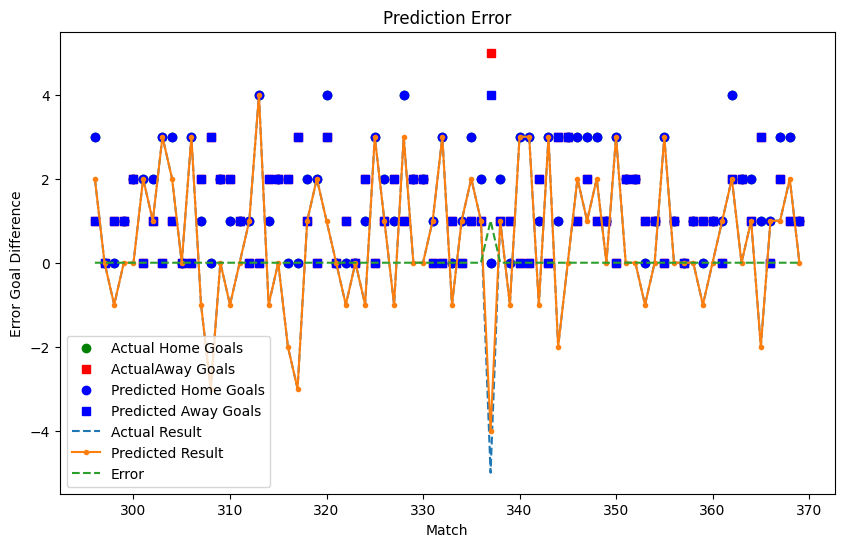
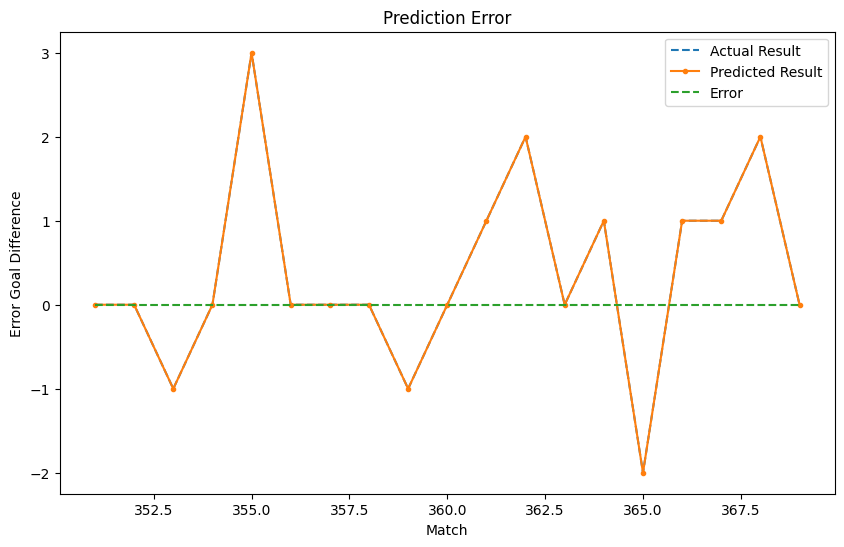
The change to this notebook cell's code, shown as a diff; its figure went from the first image to the second:
--- before
+++ after
@@ -4,12 +4,12 @@
 
 fig, ax = plt.subplots(figsize=(10, 6))
-plt.plot(test_df["h_goals"], 'go', label="Actual Home Goals")
-plt.plot(test_df["a_goals"], 'rs', label="ActualAway Goals")
-plt.plot(test_df["home_pred_goals"], 'bo', label="Predicted Home Goals")
-plt.plot(test_df["away_pred_goals"], 'bs', label="Predicted Away Goals")
+# plt.plot(test_df["h_goals"], 'go', label="Actual Home Goals")
+# plt.plot(test_df["a_goals"], 'rs', label="ActualAway Goals")
+# plt.plot(test_df["home_pred_goals"], 'bo', label="Predicted Home Goals")
+# plt.plot(test_df["away_pred_goals"], 'bs', label="Predicted Away Goals")
 plt.plot(test_df["actual_result"], '--', label="Actual Result")
 plt.plot(test_df["predicted_result"], '.-', label="Predicted Result")
 plt.plot(test_df["error"], '--', label="Error")
-plt.xlabel("Match")
+plt.xlabel("Matches")
 plt.ylabel("Error Goal Difference")
 plt.title("Prediction Error")

Commit: update prediction accuracy plot